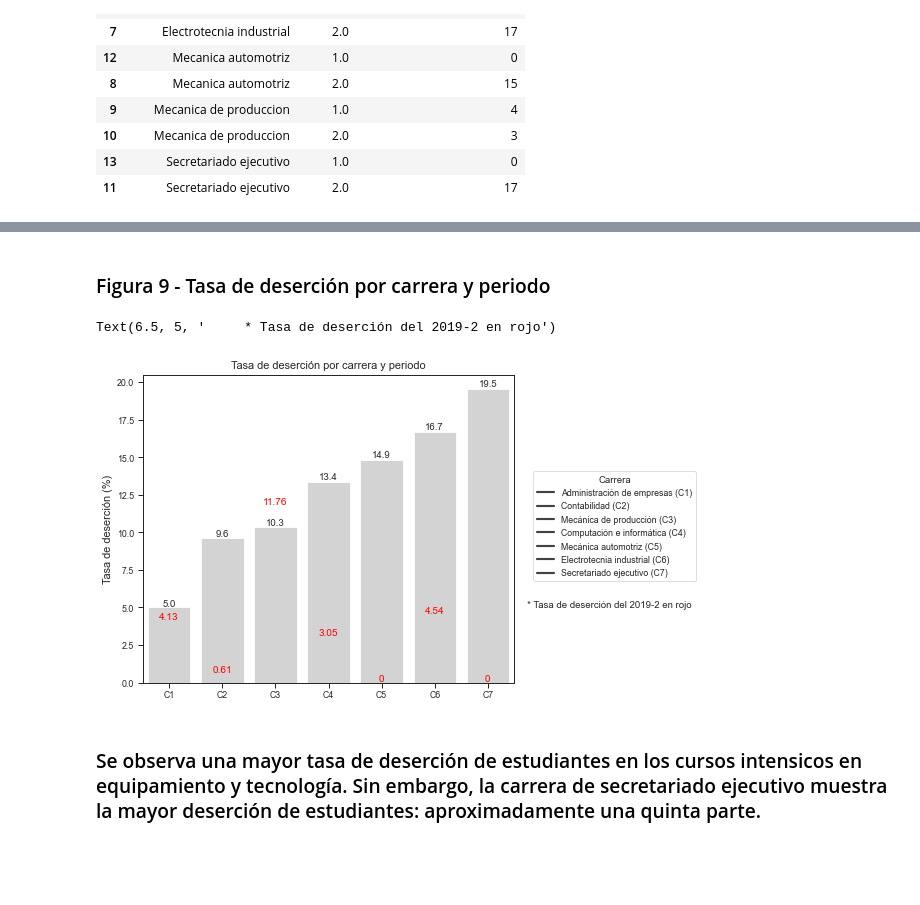
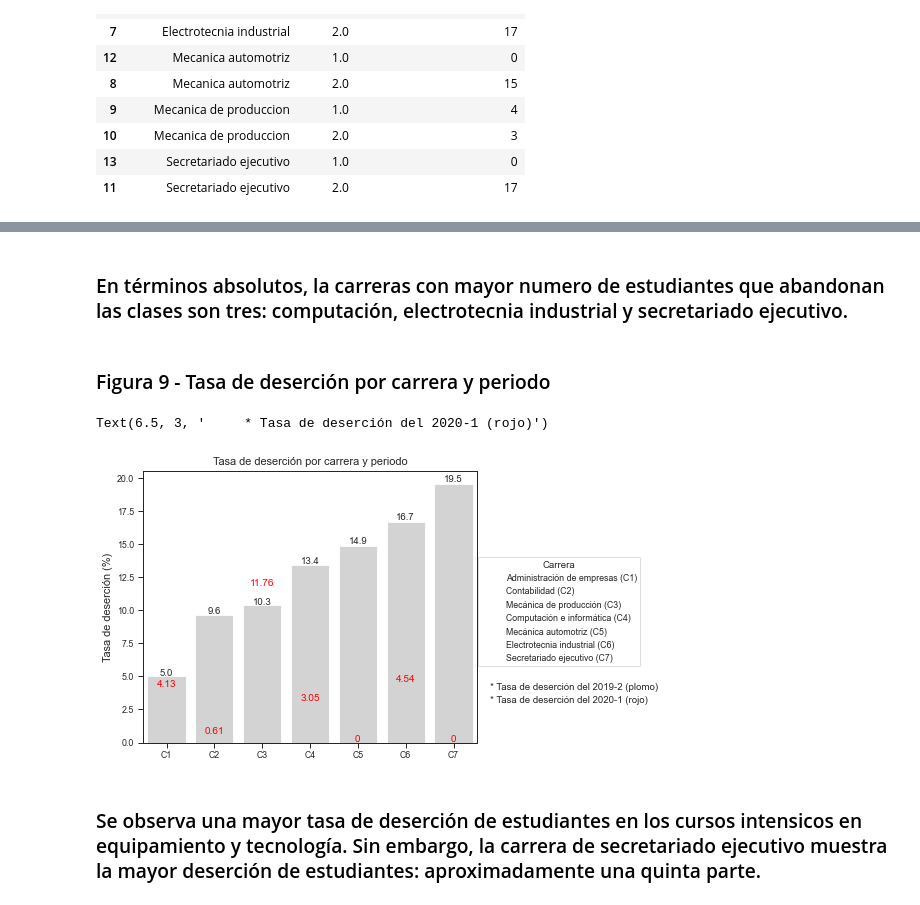
Before and after one commit to Robertopucp/Education_project, a Jupyter notebook: codes/Estadísticas descriptivas.ipynb, the cells around one changed output, grey strips where cells are left out. Cells and saved outputs as stored; diff of their text form; code cells hidden in the pictures; blank space fills up the shorter version.

```diff
--- a/codes/Estadísticas descriptivas.ipynb
+++ b/codes/Estadísticas descriptivas.ipynb
@@ -203,12 +497,12 @@ grid = sns.FacetGrid(base_educacion, row="Carrera", col="Periodo", margin_titles
 grid.map(plt.hist, "Nota promedio general", bins=np.linspace(0, 20, 25), color = 'b')
 
 for ax in grid.axes.flat:
-    ax.axvline(x=13,color='red', lw=1, ls='--')
+    ax.axvline(x=12.5,color='red', lw=1, ls='--')
 
 grid.set_titles(row_template = ' ')
 axes = grid.axes.flatten()
-axes[0].set_title("Periodo 2019-2", size=11)
-axes[1].set_title("Periodo 2020-1", size=11)
+axes[0].set_title("2019 - 2", size=11)
+axes[1].set_title("2020 - 1", size=11)
 
 careers = ['Secretariado Ejecutivo','Contabilidad','Administración de empresas', 'Electrotecnia Industrial',
            'Computación e Informática', 'Mecánica Automotriz', 'Mecanica de Producción']
@@ -408,0 +695,14 @@ base_desercion
+# %%
+base = base[base.Periodo == 2]
+fig, ax = plt.subplots(figsize=(8,5))
+
+ax = sns.barplot(y="Carrera", x ='Total de alumnos retirados', hue="Periodo", data=base, palette=['blue'],
+                order=base.sort_values('Total de alumnos retirados').Carrera)
+
+#plt.legend(labels=['Hombre','Mujer'],  title = "Sexo")
+plt.title('Deserción de alumnos por carrera 2020-1', size=11)
+plt.ylabel('')
+plt.xlabel('')
+show_values(ax, "h")
+
+plt.legend('')
@@ -409,3 +712,5 @@ base_desercion
+# %% [markdown]
+### En términos absolutos, la carreras con mayor numero de estudiantes que abandonan las clases son tres: computación, electrotecnia industrial y secretariado ejecutivo.
 # %%
 def show_values(axs, orient="v", space=.01):
     def _single(ax):
@@ -430,37 +735,47 @@ def show_values(axs, orient="v", space=.01):
 # %% [markdown]
 ### Figura 9 - Tasa de deserción por carrera y periodo
 # %%
+base = base[base.Periodo == 2]
+
 plt.figure(figsize=(6,5))
-ax = sns.barplot(x="Carrera", y="Tasa de deserción(%)", data=base42, color = 'lightgray',
-                order=base42.sort_values('Tasa de deserción(%)').Carrera)
+ax = sns.barplot(x="Carrera", y="Tasa de deserción(%)", data=base, color = 'lightgray', ci = None,
+                order=base.sort_values('Tasa de deserción(%)').Carrera)
 
 careers1 = ['C1','C2','C3', 'C4','C5', 'C6', 'C7']
-careers2 = ['Administración de empresas (C1)','Contabilidad (C2)','Mecánica de producción (C3)', 'Computación e informática (C4)',
-           'Mecánica automotriz (C5)', 'Electrotecnia industrial (C6)', 'Secretariado ejecutivo (C7)']
+#careers2 = ['Administración de empresas (C1)','Contabilidad (C2)','Mecánica de producción (C3)',
+            #'Computación e informática (C4)','Mecánica automotriz (C5)', 'Electrotecnia industrial (C6)', 'Secretariado ejecutivo (C7)']
 
 (ax.set_xticklabels(careers1))
 plt.xlabel('')
 plt.ylabel('Tasa de deserción (%)', size=11)
 plt.title('Tasa de deserción por carrera y periodo', size=11)
-plt.tight_layout()
-plt.legend(title='Carrera', loc='upper right', labels=careers2, bbox_to_anchor=(1.5, 0.7), ncol=1)
-#plt.legend(title='2019-2', loc='upper right', labels=careers2, bbox_to_anchor=(1, 0.7), ncol=1)
+#plt.legend(title='Carrera', loc='upper right', labels=careers2, bbox_to_anchor=(1.5, 0.7), ncol=1)
 show_values(ax)
 
 des_rate19 = [4.13,0.61, 11.76, 3.05, 0, 4.54,0]
 
 j = 0
 for i in des_rate19:
     ax.text(j,i+0.1,i, color = 'red', size = 10, ha='center')
     j = j +1
 
 #"ch:.25"
 
 # add note
+c1= mpatches.Patch(color='white', label='Administración de empresas (C1)')
+c2 = mpatches.Patch(color='white', label='Contabilidad (C2)')
+c3 = mpatches.Patch(color='white',label='Mecánica de producción (C3)')
+c4 = mpatches.Patch(color='white', label='Computación e informática (C4)')
+c5= mpatches.Patch(color='white', label='Mecánica automotriz (C5)')
+c6 = mpatches.Patch(color='white', label='Electrotecnia industrial (C6)')
+c7 = mpatches.Patch(color='white', label='Secretariado ejecutivo (C7)')
 
-ax.annotate('     * Tasa de deserción del 2019-2 en rojo', xy = (6.5, 5))
+plt.legend(title = "Carrera", handles=[c1,c2,c3,c4,c5,c6,c7], bbox_to_anchor=(1.5, 0.7), ncol=1)
+
+ax.annotate('     * Tasa de deserción del 2019-2 (plomo)', xy = (6.5, 4))
+ax.annotate('     * Tasa de deserción del 2020-1 (rojo)', xy = (6.5, 3))
 # %% [output]
-Text(6.5, 5, '     * Tasa de deserción del 2019-2 en rojo')
+Text(6.5, 3, '     * Tasa de deserción del 2020-1 (rojo)')
-[figure, old version]
+[figure, new version]
 # %% [markdown]
 ###  Se observa una mayor tasa de deserción de estudiantes en los cursos intensicos en equipamiento y tecnología. Sin embargo, la carrera de secretariado ejecutivo muestra la mayor deserción de estudiantes: aproximadamente una quinta parte.
```
Also changed, not shown: parts of 48 cells of this notebook, 2 other files.
